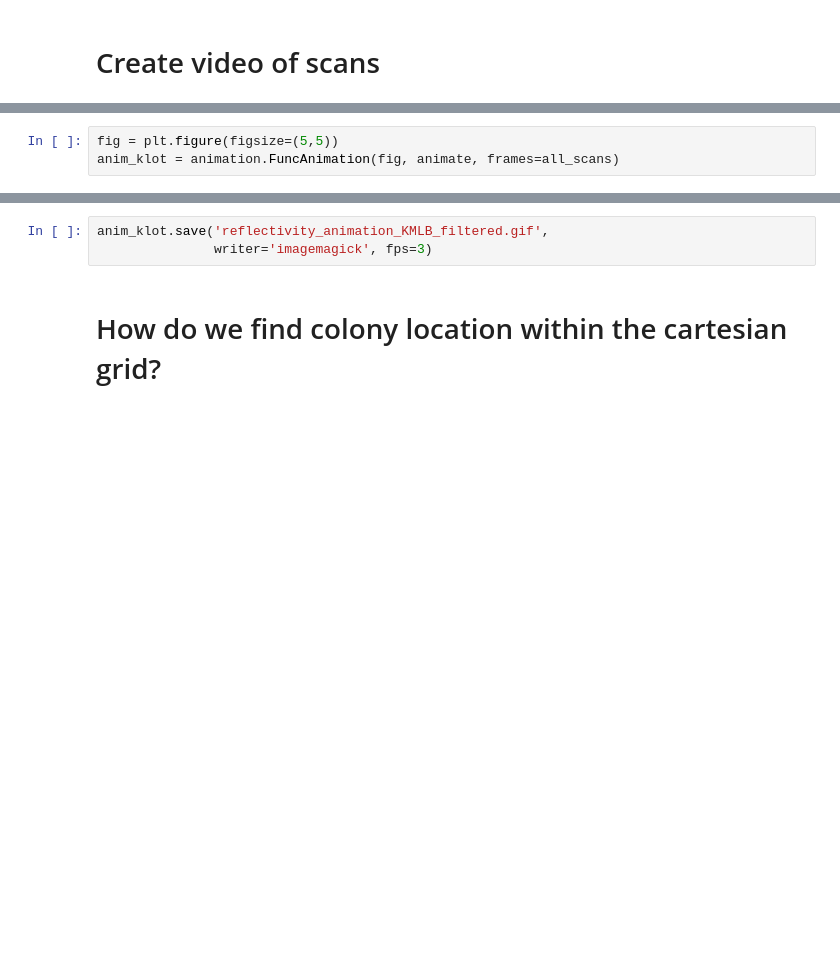
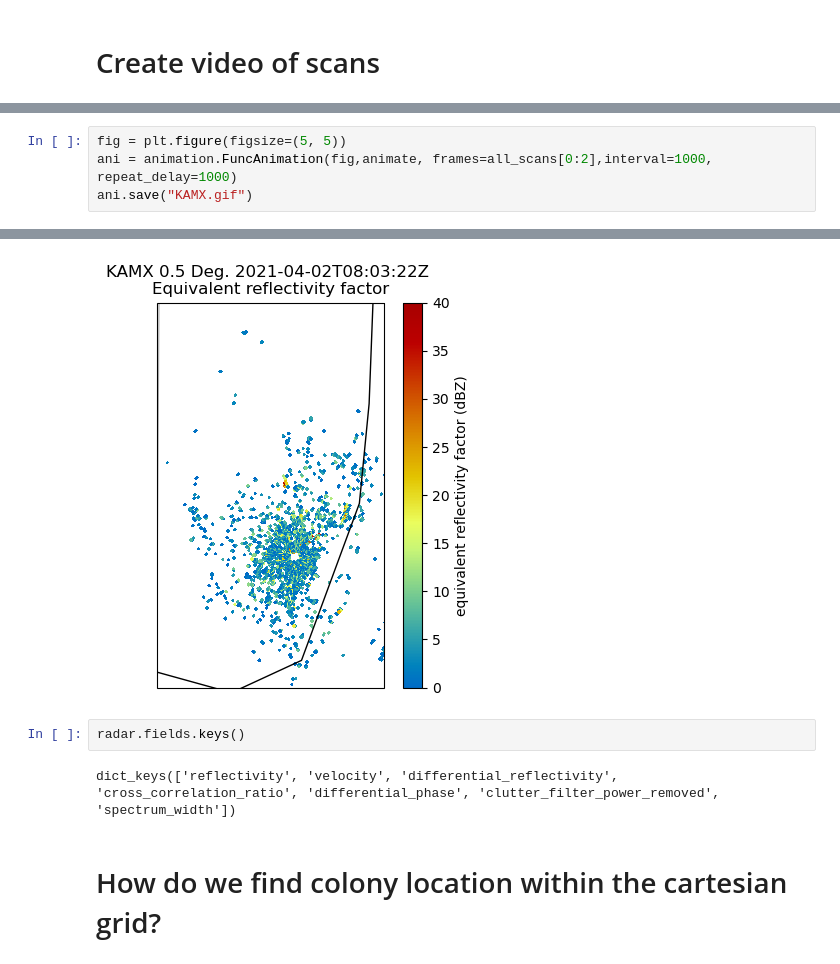
Before and after one commit to weecology/everglades_radar, a Jupyter notebook: Download.ipynb, the cells around one changed output, grey strips where cells are left out. Drawn from its saved outputs; the diff is of its cells as text; blank space fills up the shorter version.

```diff
--- a/Download.ipynb
+++ b/Download.ipynb
@@ -176,4 +169,5 @@ Downloaded KAMX20210402_095246_V06
 # %%
-fig = plt.figure(figsize=(5,5))
-anim_klot = animation.FuncAnimation(fig, animate, frames=all_scans)
+fig = plt.figure(figsize=(5, 5))
+ani = animation.FuncAnimation(fig,animate, frames=all_scans[0:2],interval=1000, repeat_delay=1000)
+ani.save("KAMX.gif")
 # %% [output]
@@ -182,6 +174,8 @@ anim_klot = animation.FuncAnimation(fig, animate, frames=all_scans)
+[figure, added]
-# %%
-anim_klot.save('reflectivity_animation_KMLB_filtered.gif',
-               writer='imagemagick', fps=3)
+# %%
+radar.fields.keys()
+# %% [output]
+dict_keys(['reflectivity', 'velocity', 'differential_reflectivity', 'cross_correlation_ratio', 'differential_phase', 'clutter_filter_power_removed', 'spectrum_width'])
 # %% [markdown]
 # How do we find colony location within the cartesian grid?
 # %%
```
Also changed, not shown: parts of 13 cells of this notebook.
